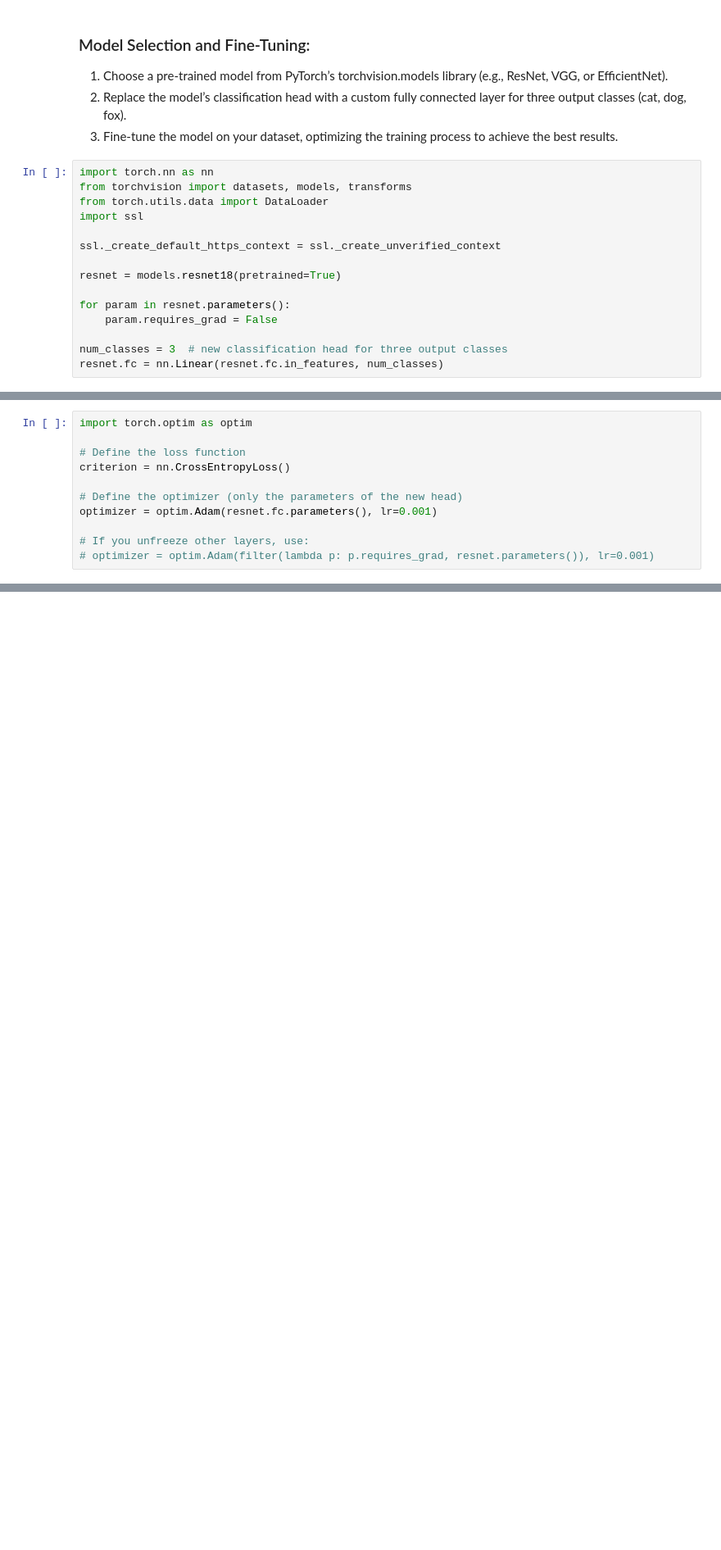
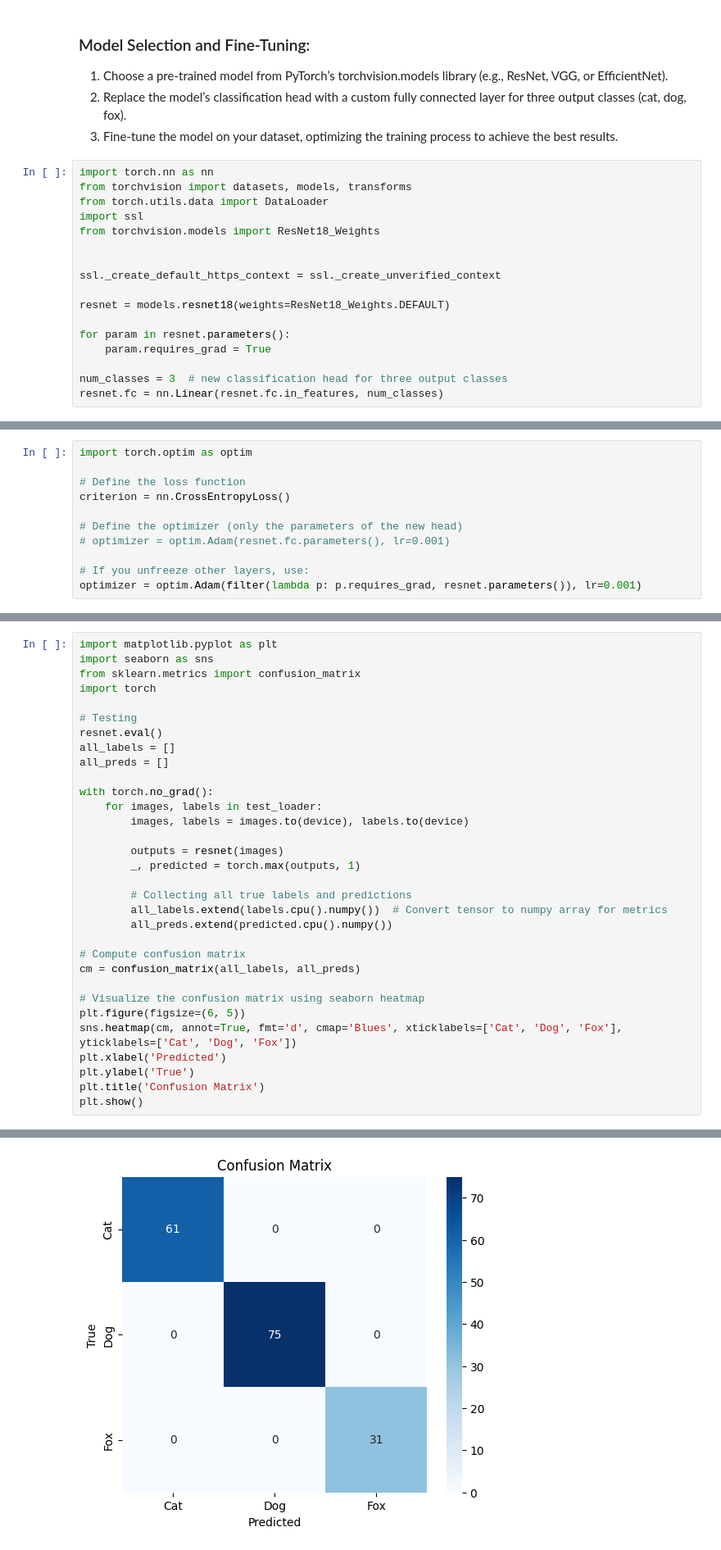
Before and after one commit to michaelmurrayiv/Transfer-Learning, a Jupyter notebook: Transfer Learning.ipynb, the cells around one changed output, grey strips where cells are left out. Shown at 82% size. Cells and saved outputs as stored; diff of their text form; blank space fills up the shorter version.

Commit message:
updated code to work on my local jupyter server and finished model

```diff
--- a/Transfer Learning.ipynb
+++ b/Transfer Learning.ipynb
@@ -131,13 +116,15 @@ import torch.nn as nn
 from torchvision import datasets, models, transforms
 from torch.utils.data import DataLoader
 import ssl
+from torchvision.models import ResNet18_Weights
+
 
 ssl._create_default_https_context = ssl._create_unverified_context
 
-resnet = models.resnet18(pretrained=True)
+resnet = models.resnet18(weights=ResNet18_Weights.DEFAULT)
 
 for param in resnet.parameters():
-    param.requires_grad = False
+    param.requires_grad = True
 
 num_classes = 3  # new classification head for three output classes
 resnet.fc = nn.Linear(resnet.fc.in_features, num_classes)
@@ -150,10 +135,10 @@ import torch.optim as optim
 criterion = nn.CrossEntropyLoss()
 
 # Define the optimizer (only the parameters of the new head)
-optimizer = optim.Adam(resnet.fc.parameters(), lr=0.001)
+# optimizer = optim.Adam(resnet.fc.parameters(), lr=0.001)
 
 # If you unfreeze other layers, use:
-# optimizer = optim.Adam(filter(lambda p: p.requires_grad, resnet.parameters()), lr=0.001)
+optimizer = optim.Adam(filter(lambda p: p.requires_grad, resnet.parameters()), lr=0.001)
 # %%
 # Move the model to GPU if available
 device = torch.device("cuda" if torch.cuda.is_available() else "cpu")
@@ -243,0 +273,33 @@ Test Loss: 0.012806373764760792, Test Accuracy: 99.40%
+# %%
+import matplotlib.pyplot as plt
+import seaborn as sns
+from sklearn.metrics import confusion_matrix
+import torch
+
+# Testing
+resnet.eval()
+all_labels = []
+all_preds = []
+
+with torch.no_grad():
+    for images, labels in test_loader:
+        images, labels = images.to(device), labels.to(device)
+
+        outputs = resnet(images)
+        _, predicted = torch.max(outputs, 1)
+
+        # Collecting all true labels and predictions
+        all_labels.extend(labels.cpu().numpy())  # Convert tensor to numpy array for metrics
+        all_preds.extend(predicted.cpu().numpy())
+
+# Compute confusion matrix
+cm = confusion_matrix(all_labels, all_preds)
+
+# Visualize the confusion matrix using seaborn heatmap
+plt.figure(figsize=(6, 5))
+sns.heatmap(cm, annot=True, fmt='d', cmap='Blues', xticklabels=['Cat', 'Dog', 'Fox'], yticklabels=['Cat', 'Dog', 'Fox'])
+plt.xlabel('Predicted')
+plt.ylabel('True')
+plt.title('Confusion Matrix')
+plt.show()
+# %% [output]
@@ -243,0 +323 @@ Test Loss: 0.012806373764760792, Test Accuracy: 99.40%
+[figure, added]
```
Also changed, not shown: parts of 9 cells of this notebook.
